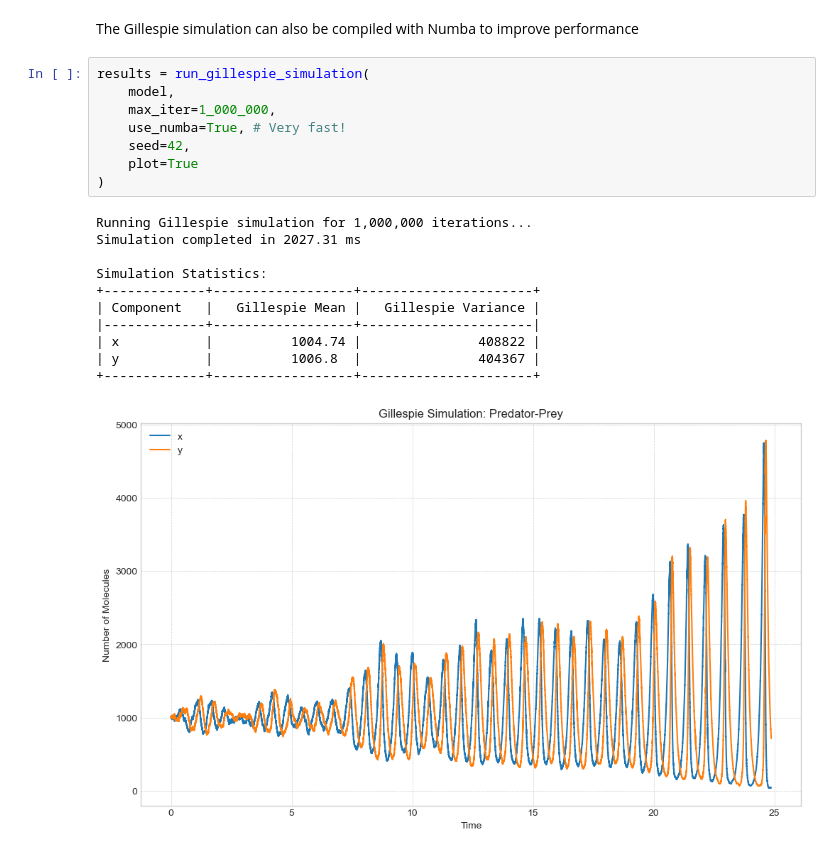
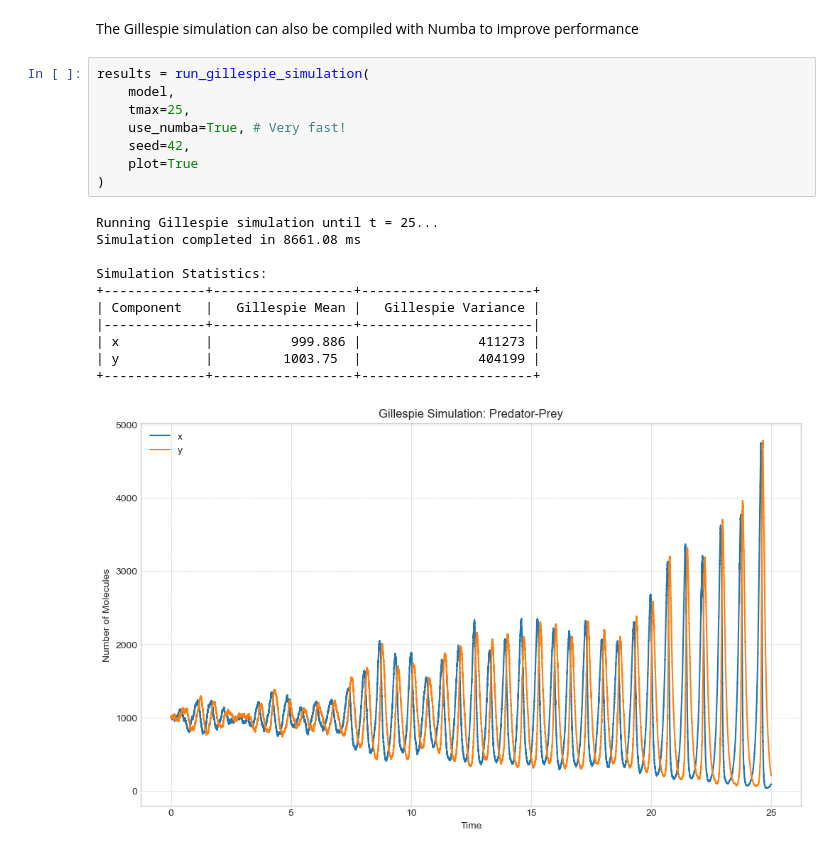
Before and after one commit to georgeoshardo/pybiodynamics, a Jupyter notebook: examples/lotka_volterra.ipynb, the cells around one changed output. Drawn from its saved outputs; the diff is of its cells as text.

Commit message:
allow gillespie tmax

```diff
--- a/examples/lotka_volterra.ipynb
+++ b/examples/lotka_volterra.ipynb
@@ -168,23 +158,23 @@ The Gillespie simulation can also be compiled with Numba to improve performance
 # %%
 results = run_gillespie_simulation(
     model,
-    max_iter=1_000_000,
+    tmax=25,
     use_numba=True, # Very fast!
     seed=42,
     plot=True
 )
 # %% [output]
-Running Gillespie simulation for 1,000,000 iterations...
-Simulation completed in 2027.31 ms
+Running Gillespie simulation until t = 25...
+Simulation completed in 8661.08 ms
 
 Simulation Statistics:
 +-------------+------------------+----------------------+
 | Component   |   Gillespie Mean |   Gillespie Variance |
 |-------------+------------------+----------------------|
-| x           |          1004.74 |               408822 |
-| y           |          1006.8  |               404367 |
+| x           |          999.886 |               411273 |
+| y           |         1003.75  |               404199 |
 +-------------+------------------+----------------------+
-[figure, old version]
+[figure, new version]
 # %%
 from pybiodynamics.visualization.plotting import plot_phase_space
 
```
Also changed, not shown: parts of 2 cells of this notebook, 1 other file.
